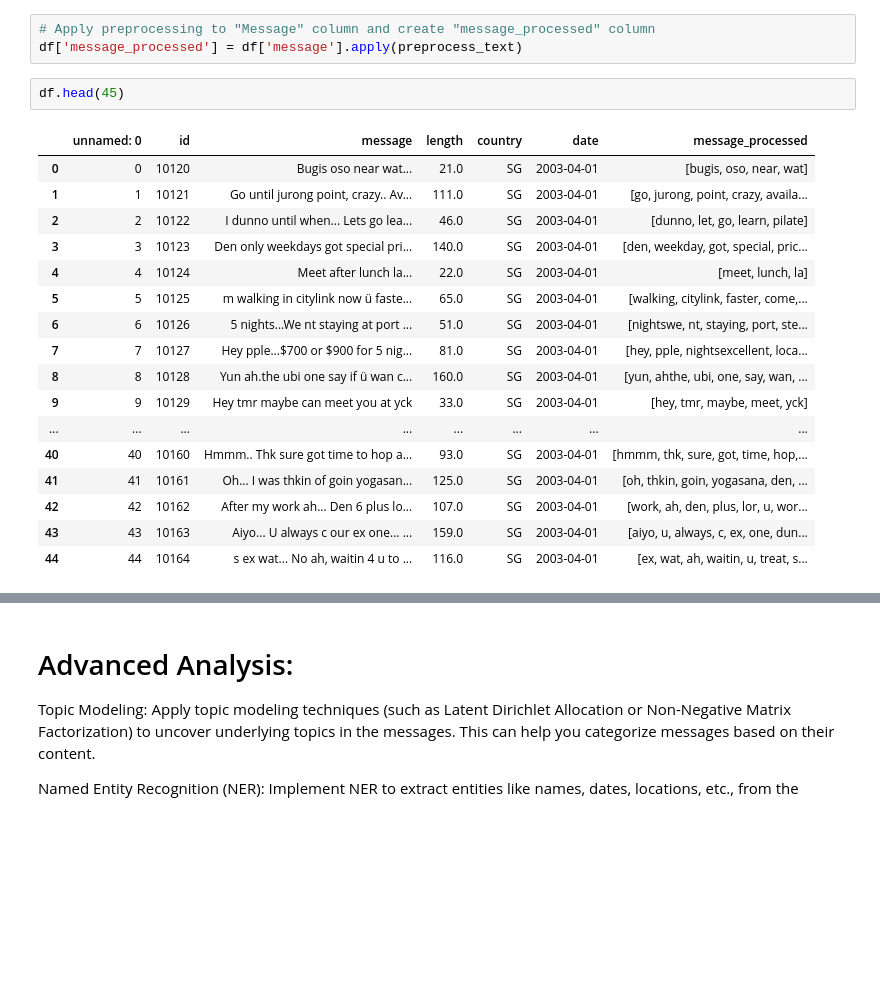
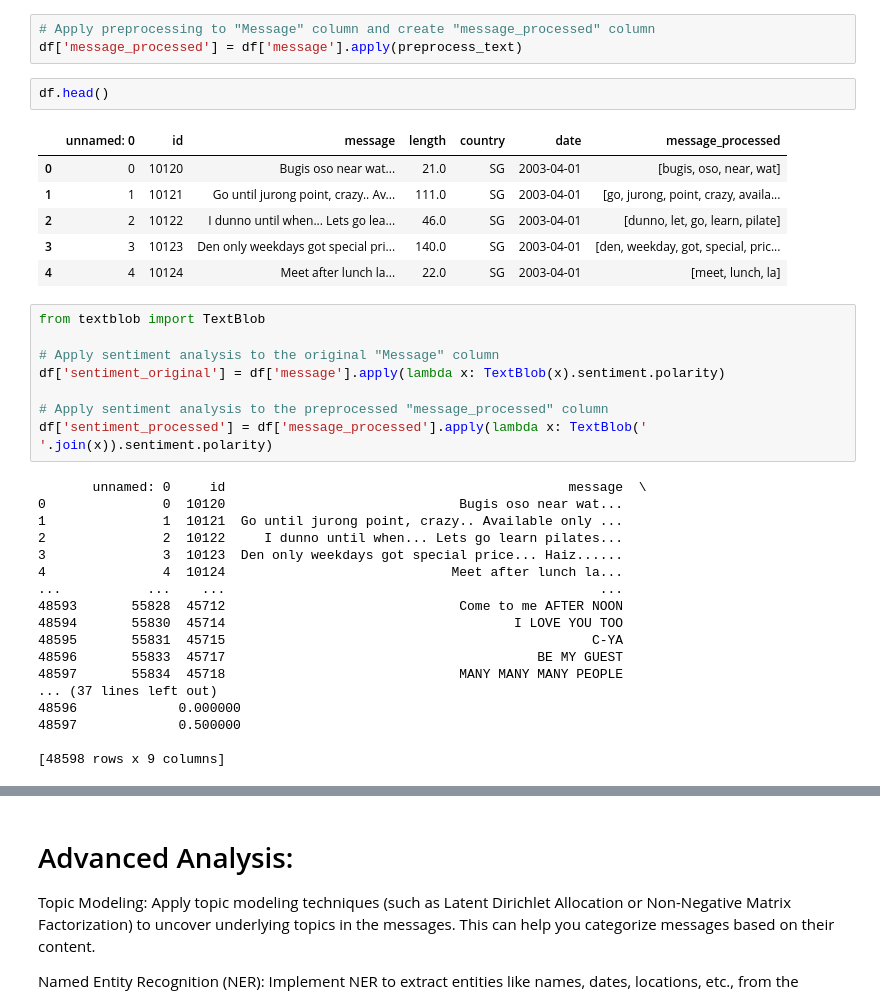
Before and after one commit to reneebrecht/Text-Message-Analysis, a Jupyter notebook: Workbook.ipynb, the cells around one changed output, grey strips where cells are left out. Cells and saved outputs as stored; diff of their text form; blank space fills up the shorter version.

Commit message:
sentiment analysis

```diff
--- a/Workbook.ipynb
+++ b/Workbook.ipynb
@@ -211,22 +211,37 @@ Country-specific Analysis: Compare the distribution of message lengths or sentim
 # Apply preprocessing to "Message" column and create "message_processed" column
 df['message_processed'] = df['message'].apply(preprocess_text)
 # %%
-df.head(45)
+df.head()
 # %% [output]
 |  | unnamed: 0 | id | message | length | country | date | message_processed |
 | 0 | 0 | 10120 | Bugis oso near wat... | 21.0 | SG | 2003-04-01 | [bugis, oso, near, wat] |
 | 1 | 1 | 10121 | Go until jurong point, crazy.. Av... | 111.0 | SG | 2003-04-01 | [go, jurong, point, crazy, availa... |
 | 2 | 2 | 10122 | I dunno until when... Lets go lea... | 46.0 | SG | 2003-04-01 | [dunno, let, go, learn, pilate] |
 | 3 | 3 | 10123 | Den only weekdays got special pri... | 140.0 | SG | 2003-04-01 | [den, weekday, got, special, pric... |
 | 4 | 4 | 10124 | Meet after lunch la... | 22.0 | SG | 2003-04-01 | [meet, lunch, la] |
-| 5 | 5 | 10125 | m walking in citylink now ü faste... | 65.0 | SG | 2003-04-01 | [walking, citylink, faster, come,... |
-| 6 | 6 | 10126 | 5 nights...We nt staying at port ... | 51.0 | SG | 2003-04-01 | [nightswe, nt, staying, port, ste... |
-| 7 | 7 | 10127 | Hey pple...$700 or $900 for 5 nig... | 81.0 | SG | 2003-04-01 | [hey, pple, nightsexcellent, loca... |
-| 8 | 8 | 10128 | Yun ah.the ubi one say if ü wan c... | 160.0 | SG | 2003-04-01 | [yun, ahthe, ubi, one, say, wan, ... |
-| 9 | 9 | 10129 | Hey tmr maybe can meet you at yck | 33.0 | SG | 2003-04-01 | [hey, tmr, maybe, meet, yck] |
-| ... | ... | ... | ... | ... | ... | ... | ... |
-| 40 | 40 | 10160 | Hmmm.. Thk sure got time to hop a... | 93.0 | SG | 2003-04-01 | [hmmm, thk, sure, got, time, hop,... |
-| 41 | 41 | 10161 | Oh... I was thkin of goin yogasan... | 125.0 | SG | 2003-04-01 | [oh, thkin, goin, yogasana, den, ... |
-| 42 | 42 | 10162 | After my work ah... Den 6 plus lo... | 107.0 | SG | 2003-04-01 | [work, ah, den, plus, lor, u, wor... |
-| 43 | 43 | 10163 | Aiyo... U always c our ex one... ... | 159.0 | SG | 2003-04-01 | [aiyo, u, always, c, ex, one, dun... |
-| 44 | 44 | 10164 | s ex wat... No ah, waitin 4 u to ... | 116.0 | SG | 2003-04-01 | [ex, wat, ah, waitin, u, treat, s... |
+# %%
+from textblob import TextBlob
+
+# Apply sentiment analysis to the original "Message" column
+df['sentiment_original'] = df['message'].apply(lambda x: TextBlob(x).sentiment.polarity)
+
+# Apply sentiment analysis to the preprocessed "message_processed" column
+df['sentiment_processed'] = df['message_processed'].apply(lambda x: TextBlob(' '.join(x)).sentiment.polarity)
+# %% [output]
+       unnamed: 0     id                                            message  \
+0               0  10120                              Bugis oso near wat...
+1               1  10121  Go until jurong point, crazy.. Available only ...
+2               2  10122     I dunno until when... Lets go learn pilates...
+3               3  10123  Den only weekdays got special price... Haiz......
+4               4  10124                             Meet after lunch la...
+...           ...    ...                                                ...
+48593       55828  45712                              Come to me AFTER NOON
+48594       55830  45714                                     I LOVE YOU TOO
+48595       55831  45715                                               C-YA
+48596       55833  45717                                        BE MY GUEST
+48597       55834  45718                              MANY MANY MANY PEOPLE
+... (37 lines left out)
+48596             0.000000
+48597             0.500000
+
+[48598 rows x 9 columns]
```
Also changed, not shown: parts of 6 cells of this notebook.
